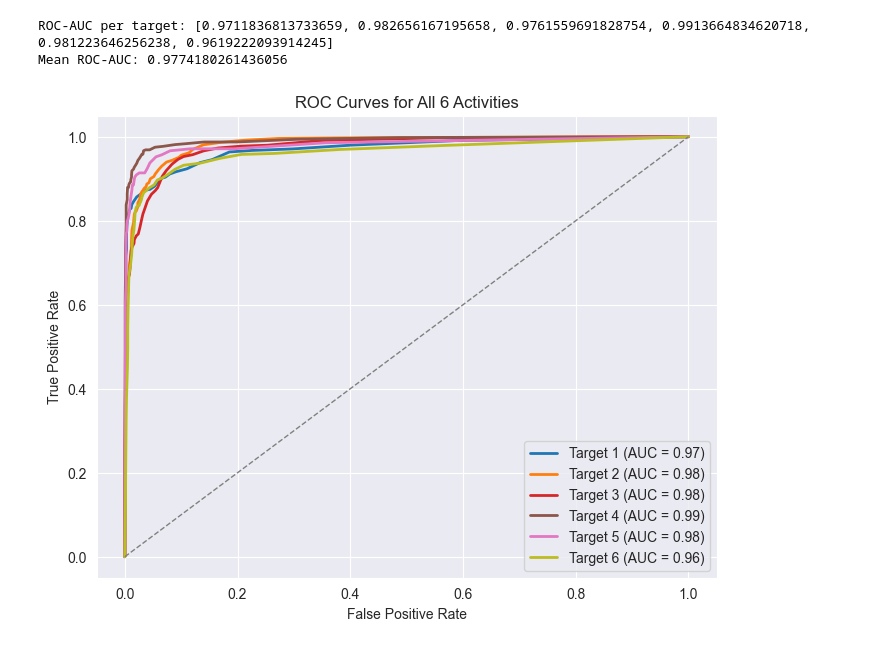
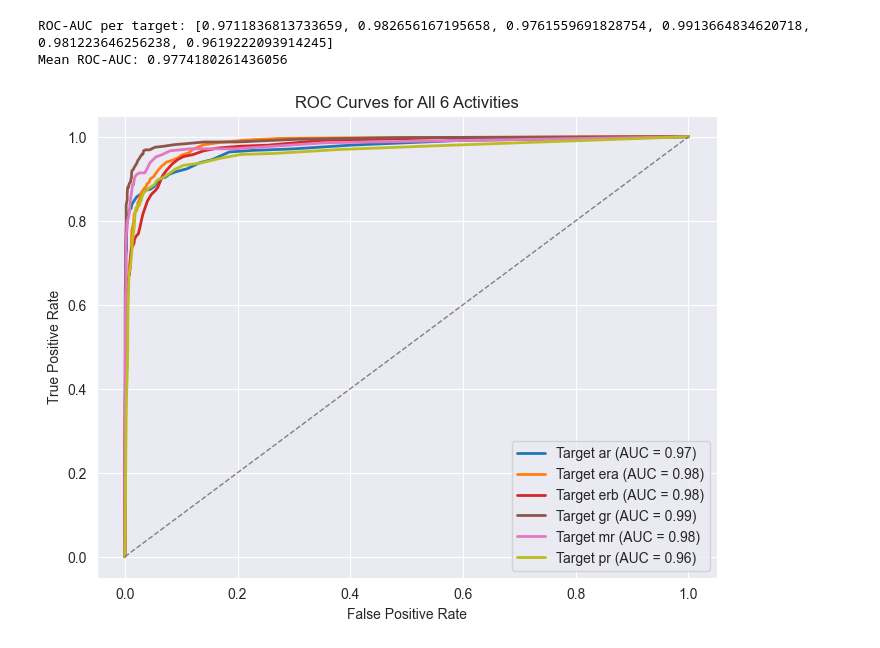
Before and after one commit to lopataa/qspr-qsar-explainability, a Jupyter notebook: qsar/random-forest.ipynb, the cells around one changed output. Drawn from its saved outputs; the diff is of its cells as text; code cells hidden in the pictures.

```diff
--- a/qsar/random-forest.ipynb
+++ b/qsar/random-forest.ipynb
@@ -172,25 +173,25 @@ Mean ROC-AUC: 0.9774180261436056
 # %%
 import matplotlib.pyplot as plt
 from sklearn.metrics import roc_curve, roc_auc_score
 import numpy as np
 import matplotlib
 
 n_targets = y_test.shape[1]
 cmap = matplotlib.colormaps.get_cmap('tab10')
 
 plt.figure(figsize=(8, 6))
 
 for i in range(n_targets):
     fpr, tpr, thresholds = roc_curve(y_test[:, i], y_pred_prob_matrix[:, i])
     auc_score = roc_auc_score(y_test[:, i], y_pred_prob_matrix[:, i])
     color = cmap(i / n_targets)
-    plt.plot(fpr, tpr, color=color, lw=2, label=f"Target {i+1} (AUC = {auc_score:.2f})")
+    plt.plot(fpr, tpr, color=color, lw=2, label=f"Target {target_names[i]} (AUC = {auc_score:.2f})")
 plt.plot([0, 1], [0, 1], color='gray', lw=1, linestyle='--')
 plt.xlabel("False Positive Rate")
 plt.ylabel("True Positive Rate")
 plt.title("ROC Curves for All 6 Activities")
 plt.legend(loc="lower right")
 plt.grid(True)
 plt.show()
 # %% [output]
-[figure, old version]
+[figure, new version]
```
Also changed, not shown: parts of 1 cell of this notebook, 4 other files.
